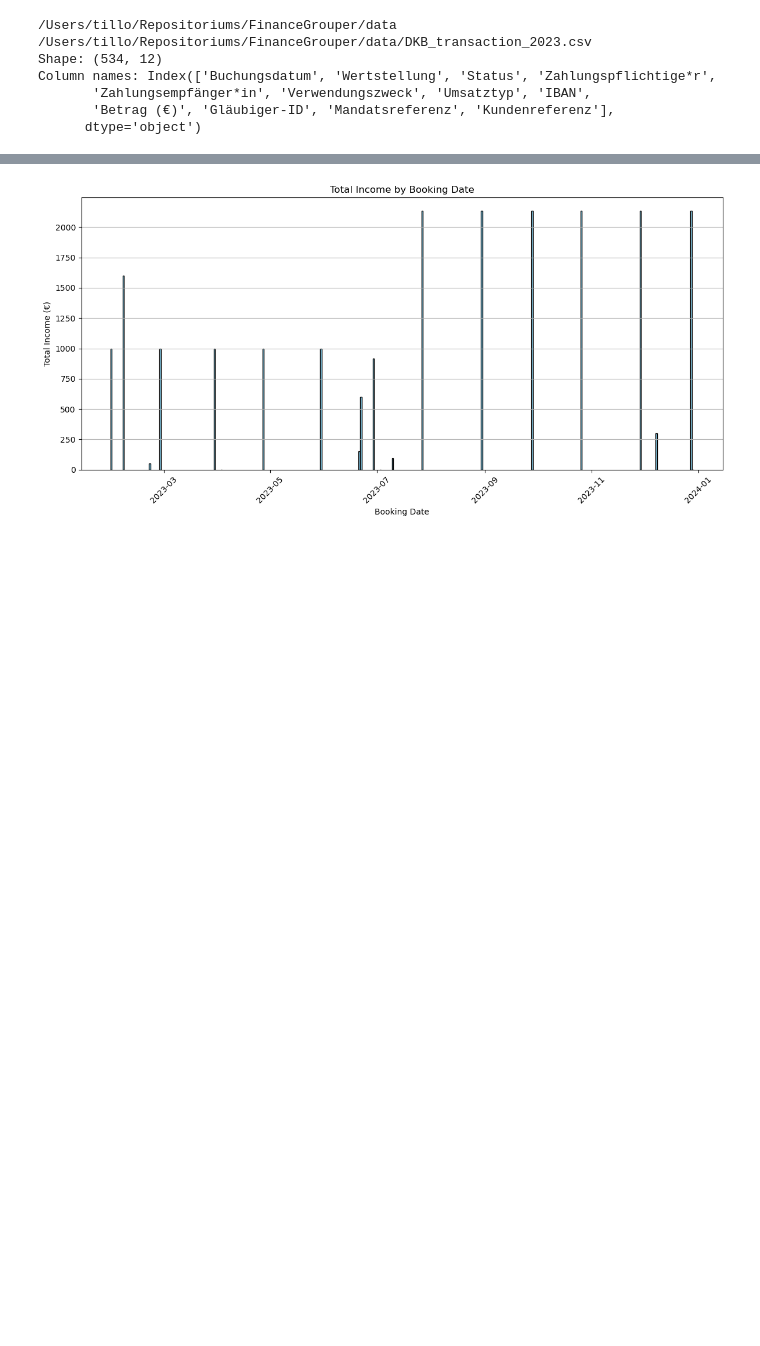
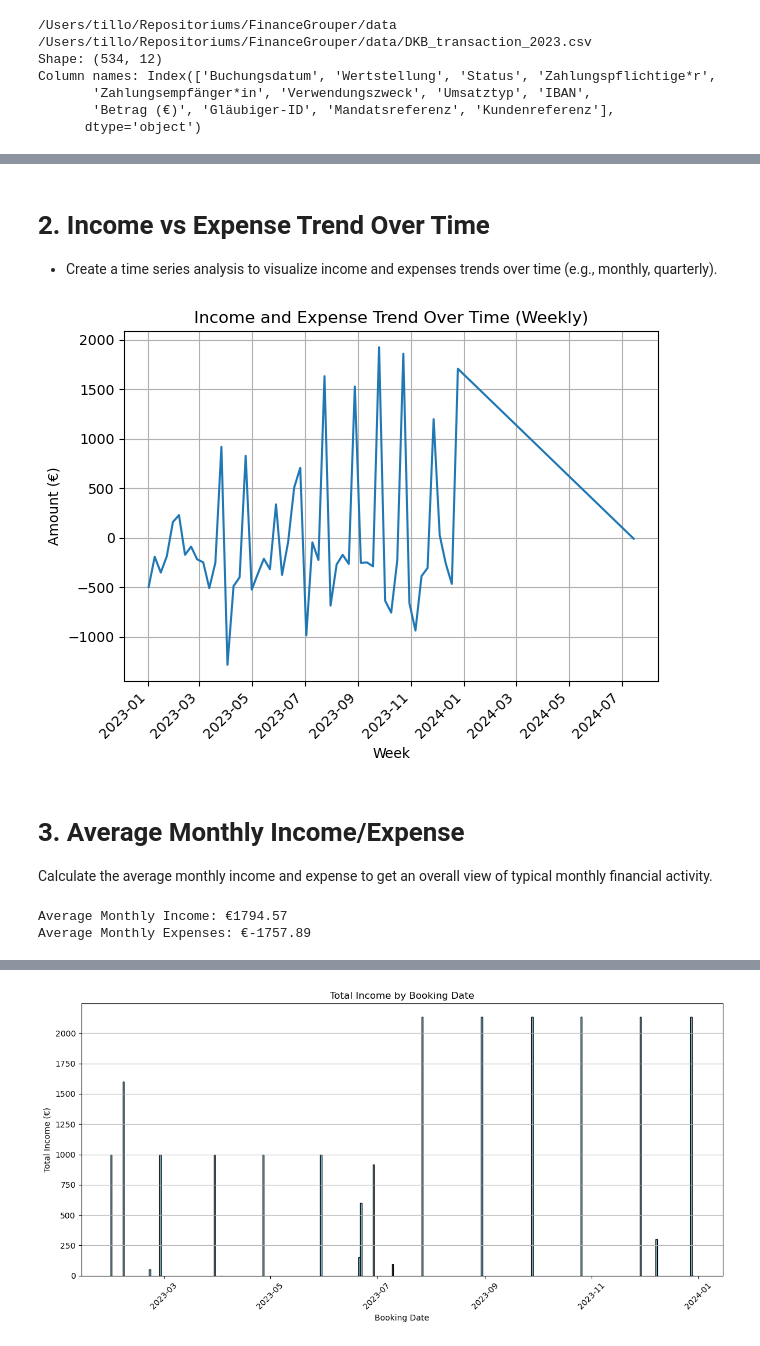
Before and after one commit to TilloStralka/FinanceGrouper, a Jupyter notebook: notebooks/FinanceTool.ipynb, the cells around one changed output, grey strips where cells are left out. Drawn from its saved outputs; the diff is of its cells as text; code cells hidden in the pictures; blank space fills up the shorter version.

Commit message:
Updated version of plot and clean functions

```diff
--- a/notebooks/FinanceTool.ipynb
+++ b/notebooks/FinanceTool.ipynb
@@ -42,8 +39,8 @@ from sklearn.metrics import mean_squared_error  # For calculating mean squared e
 # %%
 # Retrieving data
 
-# Path to the neighbouring data folder
-data_path = os.path.join(os.path.dirname(os.getcwd()), 'data')
+# Path to the neighboring 'data' folder in the local repository
+data_path = os.path.abspath(os.path.join(os.getcwd(), '..', 'data'))
 
 print(data_path)
 
@@ -186,0 +175,18 @@ None
+# %%
+def reduce_multiple_spaces_and_newlines(df):
+    # Function to replace multiple spaces and new lines with a single space
+    def clean_text(text):
+        if isinstance(text, str):  # Check if the entry is a string
+            # Replace newlines and multiple spaces with a single space
+            text = re.sub(r'\s+', ' ', text)  # Replace multiple spaces with a single space
+            return text.replace('\n', ' ').strip()  # Replace new lines with a space and strip leading/trailing spaces
+        return text  # Return as is if not a string
+
+    # Apply the clean_text function to all string columns in the DataFrame
+    for col in df.select_dtypes(include=['object', 'string']):
+        df[col] = df[col].apply(clean_text)
+
+    return df
+
+# Example usage
+df = reduce_multiple_spaces_and_newlines(df)
@@ -186,0 +266,48 @@ None
+# %% [markdown]
+# 2. Income vs Expense Trend Over Time
++ Create a time series analysis to visualize income and expenses trends over time (e.g., monthly, quarterly).
+# %%
+def income_expense_trend(df):
+    # Ensure 'Buchungsdatum' is in datetime format
+    df['Buchungsdatum'] = pd.to_datetime(df['Buchungsdatum'], errors='coerce')
+
+    # Group by week to see the trend
+    df['week'] = df['Buchungsdatum'].dt.to_period('W').apply(lambda r: r.start_time)  # Get the start date of the week
+
+    # Group by 'week' and calculate the total for each week
+    trend = df.groupby('week')['Betrag (€)'].sum()
+
+    # Plot the trend
+    trend.plot(kind='line', title='Income and Expense Trend Over Time (Weekly)', ylabel='Amount (€)', xlabel='Week')
+    plt.xticks(rotation=45)  # Rotate x-axis labels for better visibility
+    plt.grid()  # Add a grid for better readability
+    plt.tight_layout()  # Adjust layout
+    plt.show()
+
+# Example usage
+income_expense_trend(df)
+# %% [output]
+[figure, added]
+# %% [markdown]
+# 3. Average Monthly Income/Expense
+Calculate the average monthly income and expense to get an overall view of typical monthly financial activity.
+# %%
+def average_monthly_stats(df):
+    # Ensure 'Buchungsdatum' is in datetime format
+    df['Buchungsdatum'] = pd.to_datetime(df['Buchungsdatum'], errors='coerce')
+
+    # Create a 'month' column for grouping
+    df['month'] = df['Buchungsdatum'].dt.to_period('M')
+
+    # Calculate average monthly income and expenses
+    monthly_income = df[df['Betrag (€)'] > 0].groupby('month')['Betrag (€)'].sum().mean()
+    monthly_expenses = df[df['Betrag (€)'] < 0].groupby('month')['Betrag (€)'].sum().mean()
+
+    print(f"Average Monthly Income: €{monthly_income:.2f}")
+    print(f"Average Monthly Expenses: €{monthly_expenses:.2f}")
+
+# Example usage
+average_monthly_stats(df)
+# %% [output]
+Average Monthly Income: €1794.57
+Average Monthly Expenses: €-1757.89
```
Also changed, not shown: parts of 37 cells of this notebook.
